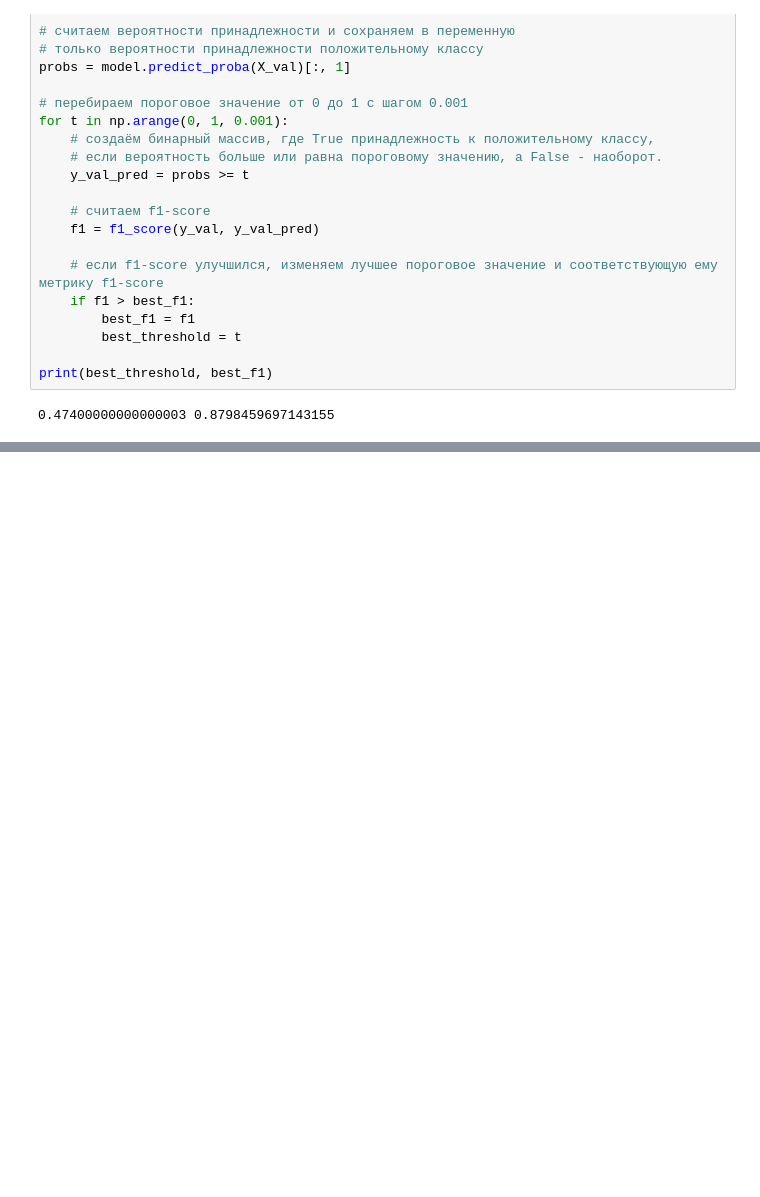
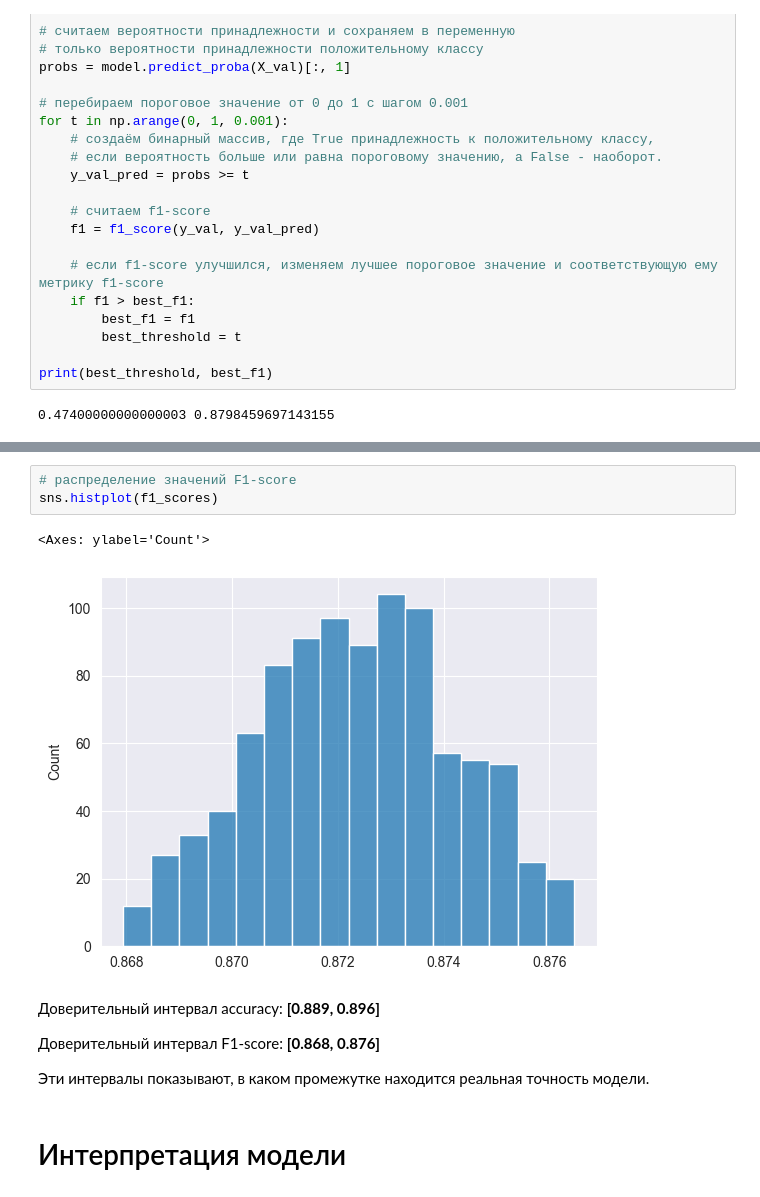
Before and after one commit to Potemeyker/Predicting_flight_satisfaction-Logistic_regression, a Jupyter notebook: notebook.ipynb, the cells around one changed output, grey strips where cells are left out. Saved outputs shown, nothing was run; the diff lists cells and outputs as text; blank space fills up the shorter version.

```diff
--- a/notebook.ipynb
+++ b/notebook.ipynb
@@ -423,0 +498,14 @@ print(best_threshold, best_f1)
+# %%
+# распределение значений F1-score
+sns.histplot(f1_scores)
+# %% [output]
+<Axes: ylabel='Count'>
+[figure, added]
+# %% [markdown]
+Доверительный интервал accuracy: **[0.889, 0.896]**
+
+Доверительный интервал F1-score: **[0.868, 0.876]**
+
+Эти интервалы показывают, в каком промежутке находится реальная точность модели.
+# %% [markdown]
+# Интерпретация модели
```
Also changed, not shown: parts of 21 cells of this notebook, 1 other file.
